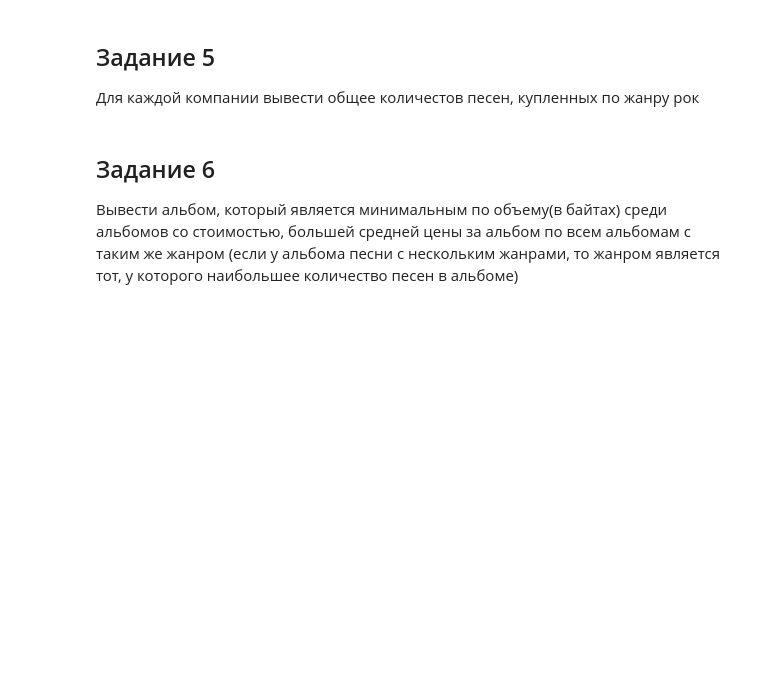
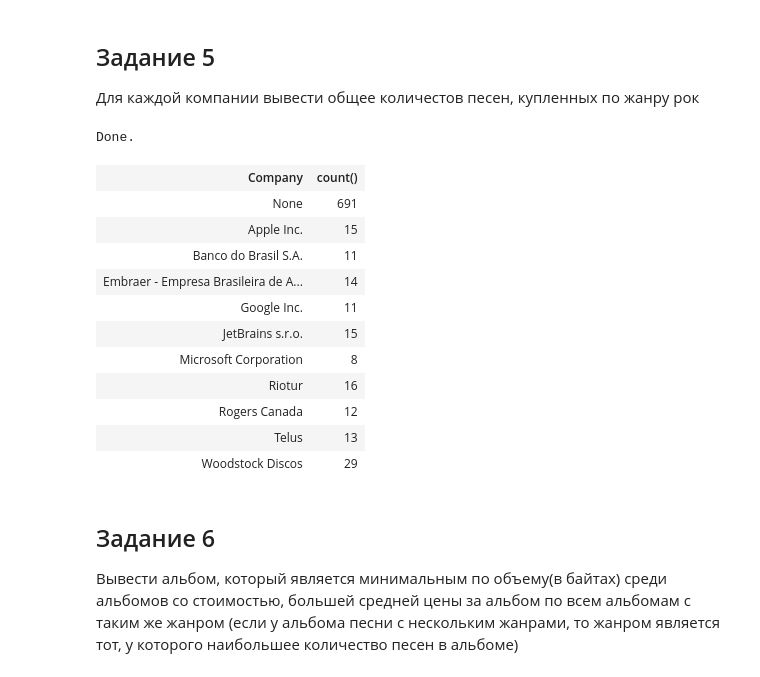
Before and after one commit to AyaFaraday/lethe, a Jupyter notebook: ДЗ 2-1.ipynb, the cells around one changed output. Saved outputs shown, nothing was run; the diff lists cells and outputs as text; code cells hidden in the pictures; blank space fills up the shorter version.

```diff
--- a/ДЗ 2-1.ipynb
+++ b/ДЗ 2-1.ipynb
@@ -49,6 +88,27 @@ Done.
 # %% [markdown]
 ## Задание 5
 Для каждой компании вывести общее количестов песен, купленных по жанру рок
+# %%
+%%sql
+select c.Company, count()
+from genres as g, tracks as t, invoices as inv, invoice_items as invit, customers as c
+where g.GenreId = t.GenreId and t.TrackId = invit.TrackId and invit.InvoiceId = inv.InvoiceId and
+      inv.CustomerId = c.CustomerId and g.Name = 'Rock'
+group by c.Company
+# %% [output]
+Done.
+| Company | count() |
+| None | 691 |
+| Apple Inc. | 15 |
+| Banco do Brasil S.A. | 11 |
+| Embraer - Empresa Brasileira de A... | 14 |
+| Google Inc. | 11 |
+| JetBrains s.r.o. | 15 |
+| Microsoft Corporation | 8 |
+| Riotur | 16 |
+| Rogers Canada | 12 |
+| Telus | 13 |
+| Woodstock Discos | 29 |
 # %% [markdown]
 ## Задание 6
 Вывести альбом, который является минимальным по объему(в байтах) среди альбомов со стоимостью, большей средней цены за альбом по всем альбомам с таким же жанром (если у альбома песни с нескольким жанрами, то жанром является тот, у которого наибольшее количество песен в альбоме)
```
Also changed, not shown: parts of 5 cells of this notebook, 1 other file.
